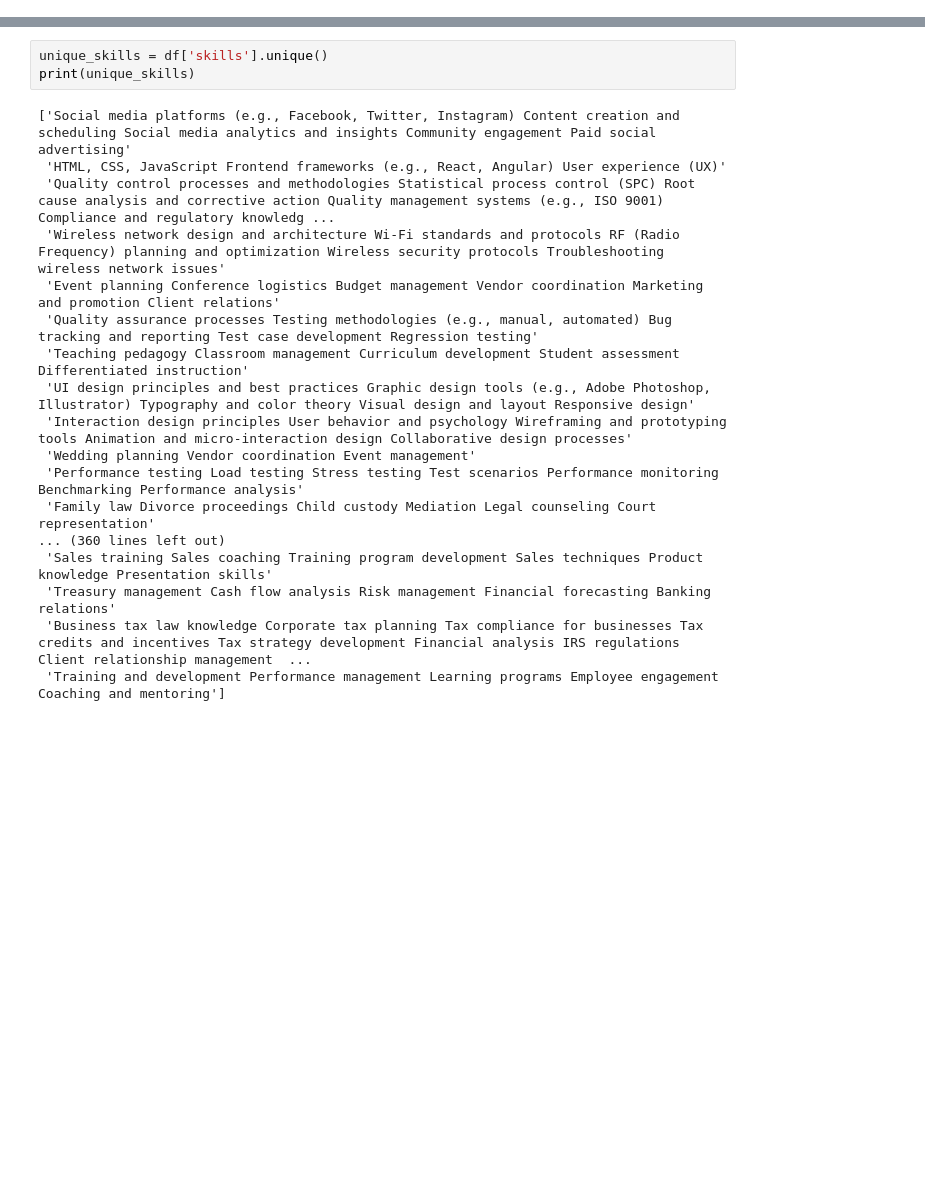
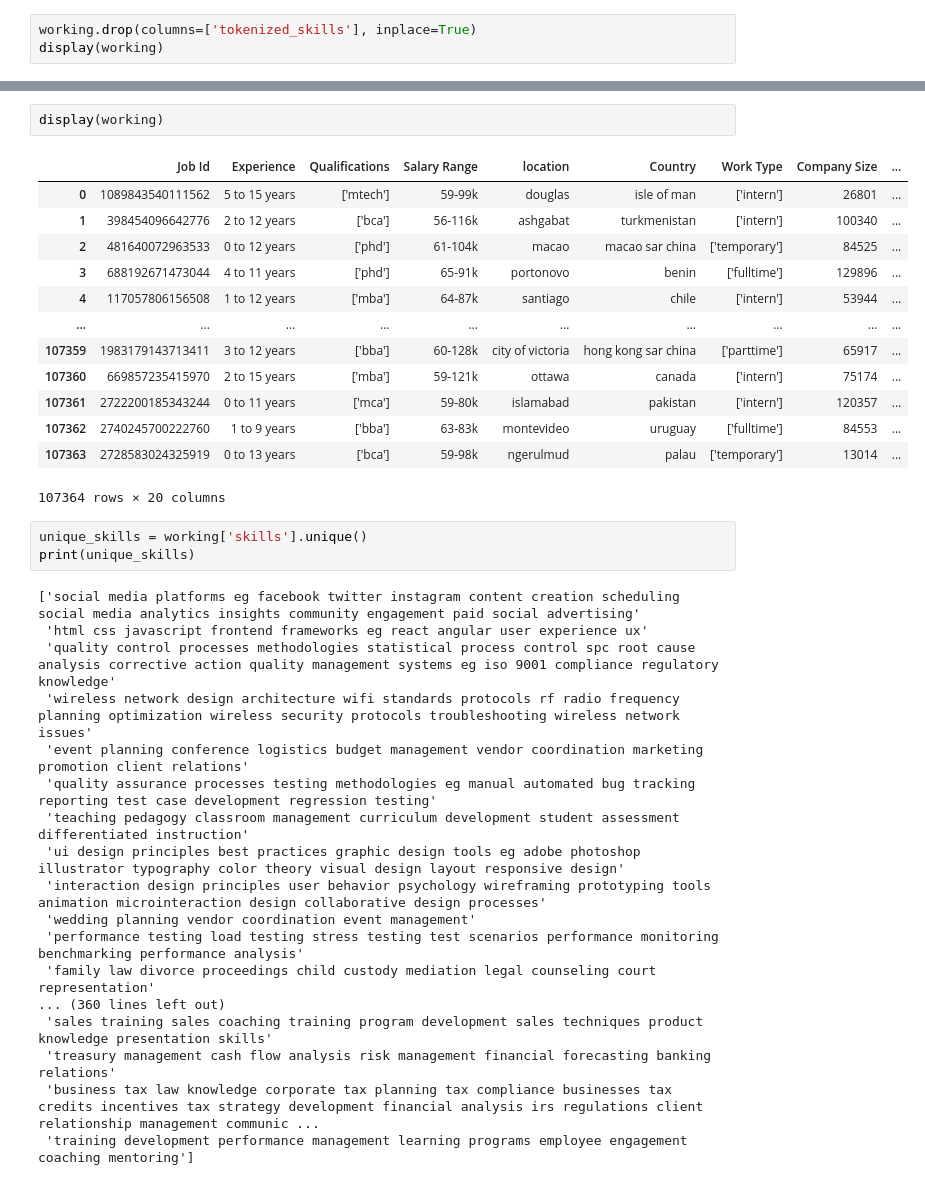
Before and after one commit to Desmo-nd/Skill-Gap-Analysis, a Jupyter notebook: skill_recognize.ipynb, the cells around one changed output, grey strips where cells are left out. Saved outputs shown, nothing was run; the diff lists cells and outputs as text; blank space fills up the shorter version.

```diff
--- a/skill_recognize.ipynb
+++ b/skill_recognize.ipynb
@@ -46,0 +19,3 @@ display(df)
+# %%
+working.drop(columns=['tokenized_skills'], inplace=True)
+display(working)
@@ -47,21 +40,37 @@ display(df)
+# %%
+display(working)
+# %% [output]
+|  | Job Id | Experience | Qualifications | Salary Range | location | Country | Work Type | Company Size | ... |
+| 0 | 1089843540111562 | 5 to 15 years | ['mtech'] | 59-99k | douglas | isle of man | ['intern'] | 26801 | ... |
+| 1 | 398454096642776 | 2 to 12 years | ['bca'] | 56-116k | ashgabat | turkmenistan | ['intern'] | 100340 | ... |
+| 2 | 481640072963533 | 0 to 12 years | ['phd'] | 61-104k | macao | macao sar china | ['temporary'] | 84525 | ... |
+| 3 | 688192671473044 | 4 to 11 years | ['phd'] | 65-91k | portonovo | benin | ['fulltime'] | 129896 | ... |
+| 4 | 117057806156508 | 1 to 12 years | ['mba'] | 64-87k | santiago | chile | ['intern'] | 53944 | ... |
+| ... | ... | ... | ... | ... | ... | ... | ... | ... | ... |
+| 107359 | 1983179143713411 | 3 to 12 years | ['bba'] | 60-128k | city of victoria | hong kong sar china | ['parttime'] | 65917 | ... |
+| 107360 | 669857235415970 | 2 to 15 years | ['mba'] | 59-121k | ottawa | canada | ['intern'] | 75174 | ... |
+| 107361 | 2722200185343244 | 0 to 11 years | ['mca'] | 59-80k | islamabad | pakistan | ['intern'] | 120357 | ... |
+| 107362 | 2740245700222760 | 1 to 9 years | ['bba'] | 63-83k | montevideo | uruguay | ['fulltime'] | 84553 | ... |
+| 107363 | 2728583024325919 | 0 to 13 years | ['bca'] | 59-98k | ngerulmud | palau | ['temporary'] | 13014 | ... |
+107364 rows × 20 columns
 # %%
-unique_skills = df['skills'].unique()
+unique_skills = working['skills'].unique()
 print(unique_skills)
 # %% [output]
-['Social media platforms (e.g., Facebook, Twitter, Instagram) Content creation and scheduling Social media analytics and insights Community engagement Paid social advertising'
- 'HTML, CSS, JavaScript Frontend frameworks (e.g., React, Angular) User experience (UX)'
- 'Quality control processes and methodologies Statistical process control (SPC) Root cause analysis and corrective action Quality management systems (e.g., ISO 9001) Compliance and regulatory knowledg ...
- 'Wireless network design and architecture Wi-Fi standards and protocols RF (Radio Frequency) planning and optimization Wireless security protocols Troubleshooting wireless network issues'
- 'Event planning Conference logistics Budget management Vendor coordination Marketing and promotion Client relations'
- 'Quality assurance processes Testing methodologies (e.g., manual, automated) Bug tracking and reporting Test case development Regression testing'
- 'Teaching pedagogy Classroom management Curriculum development Student assessment Differentiated instruction'
- 'UI design principles and best practices Graphic design tools (e.g., Adobe Photoshop, Illustrator) Typography and color theory Visual design and layout Responsive design'
- 'Interaction design principles User behavior and psychology Wireframing and prototyping tools Animation and micro-interaction design Collaborative design processes'
- 'Wedding planning Vendor coordination Event management'
- 'Performance testing Load testing Stress testing Test scenarios Performance monitoring Benchmarking Performance analysis'
- 'Family law Divorce proceedings Child custody Mediation Legal counseling Court representation'
+['social media platforms eg facebook twitter instagram content creation scheduling social media analytics insights community engagement paid social advertising'
+ 'html css javascript frontend frameworks eg react angular user experience ux'
+ 'quality control processes methodologies statistical process control spc root cause analysis corrective action quality management systems eg iso 9001 compliance regulatory knowledge'
+ 'wireless network design architecture wifi standards protocols rf radio frequency planning optimization wireless security protocols troubleshooting wireless network issues'
+ 'event planning conference logistics budget management vendor coordination marketing promotion client relations'
+ 'quality assurance processes testing methodologies eg manual automated bug tracking reporting test case development regression testing'
+ 'teaching pedagogy classroom management curriculum development student assessment differentiated instruction'
+ 'ui design principles best practices graphic design tools eg adobe photoshop illustrator typography color theory visual design layout responsive design'
+ 'interaction design principles user behavior psychology wireframing prototyping tools animation microinteraction design collaborative design processes'
+ 'wedding planning vendor coordination event management'
+ 'performance testing load testing stress testing test scenarios performance monitoring benchmarking performance analysis'
+ 'family law divorce proceedings child custody mediation legal counseling court representation'
 ... (360 lines left out)
- 'Sales training Sales coaching Training program development Sales techniques Product knowledge Presentation skills'
- 'Treasury management Cash flow analysis Risk management Financial forecasting Banking relations'
- 'Business tax law knowledge Corporate tax planning Tax compliance for businesses Tax credits and incentives Tax strategy development Financial analysis IRS regulations Client relationship management  ...
- 'Training and development Performance management Learning programs Employee engagement Coaching and mentoring']
+ 'sales training sales coaching training program development sales techniques product knowledge presentation skills'
+ 'treasury management cash flow analysis risk management financial forecasting banking relations'
+ 'business tax law knowledge corporate tax planning tax compliance businesses tax credits incentives tax strategy development financial analysis irs regulations client relationship management communic ...
+ 'training development performance management learning programs employee engagement coaching mentoring']
```
Also changed, not shown: parts of 12 cells of this notebook.
